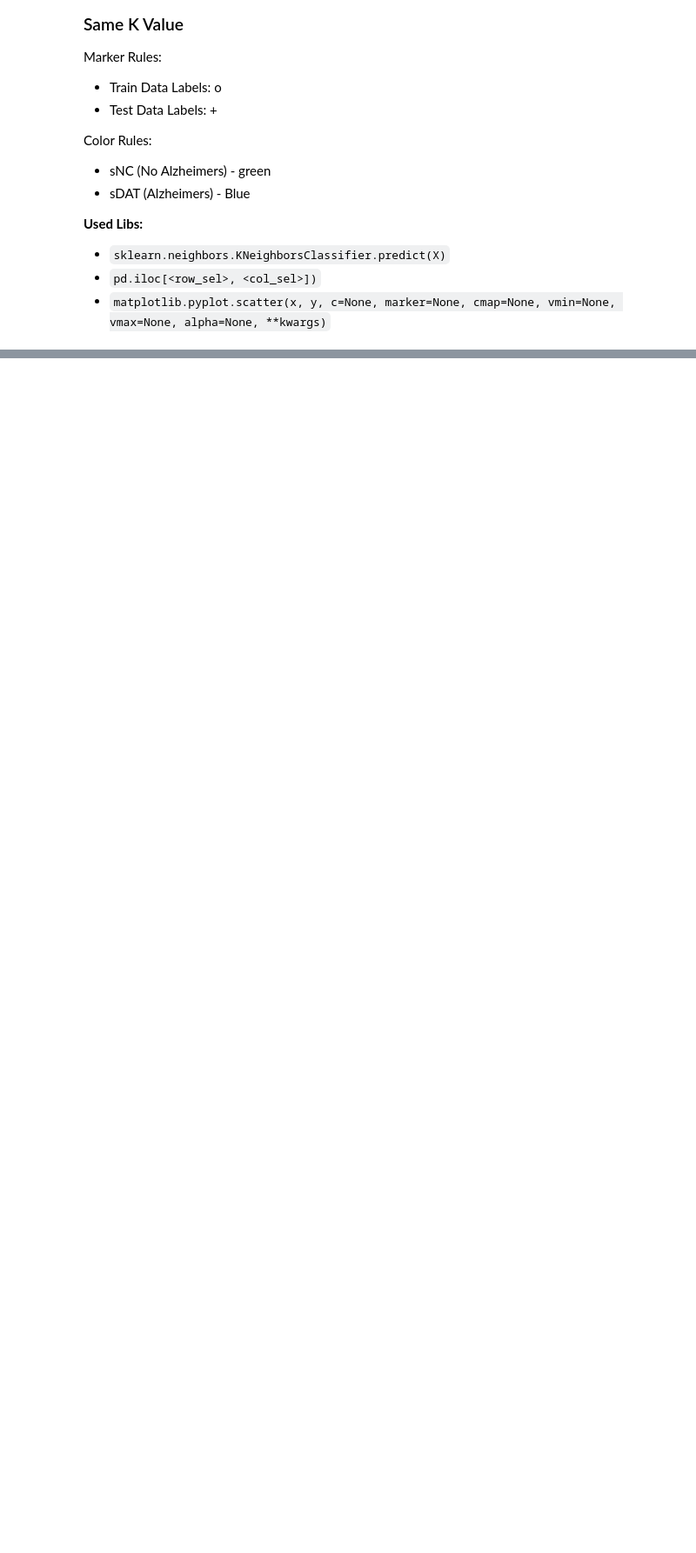
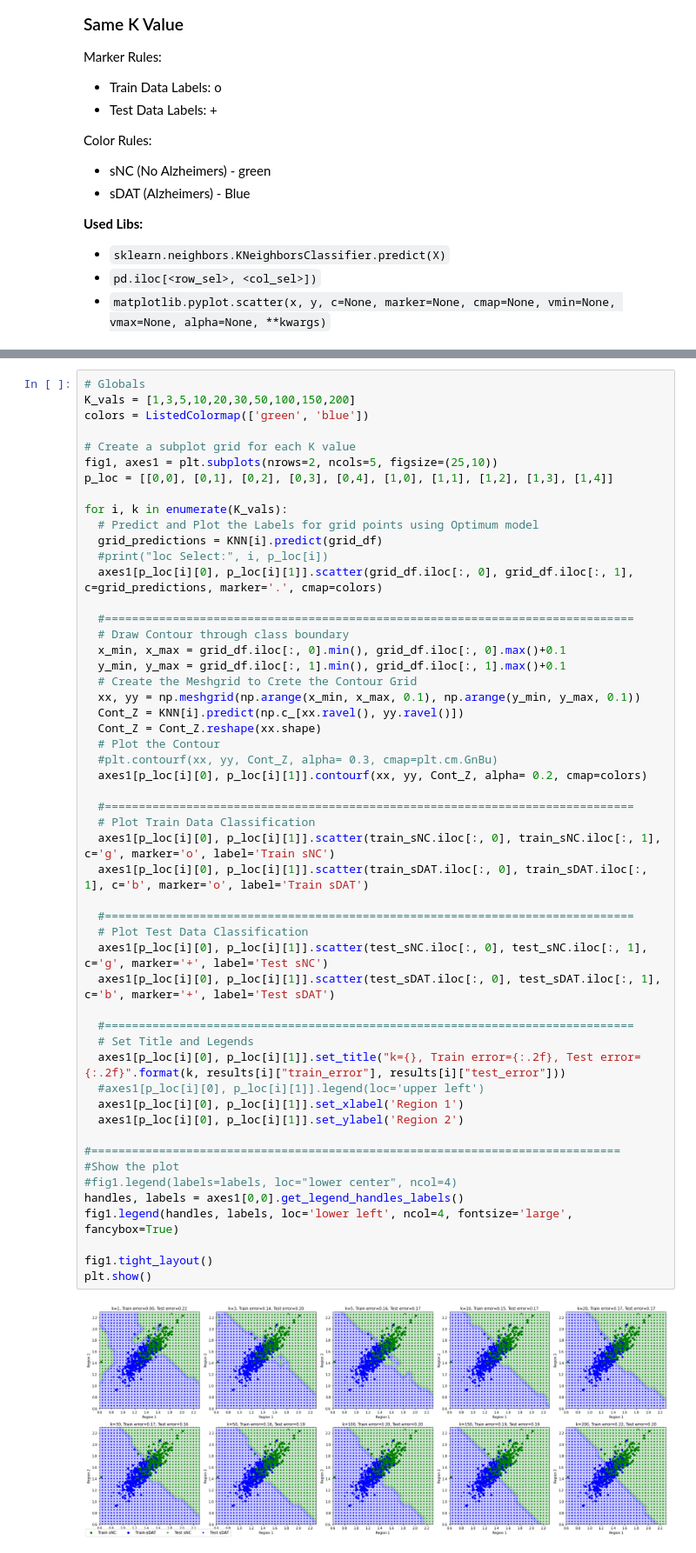
Before and after one commit to dev-nanthan/classifier-knn-diagnosis, a Jupyter notebook: MLA1_KNN.ipynb, the cells around one changed output, grey strips where cells are left out. Shown at 87% size. Cells and saved outputs as stored; diff of their text form; blank space fills up the shorter version.

Commit message:
Plot classification visualization for all K values

```diff
--- a/MLA1_KNN.ipynb
+++ b/MLA1_KNN.ipynb
@@ -193,0 +200,54 @@ plt.show()
+# %%
+# Globals
+K_vals = [1,3,5,10,20,30,50,100,150,200]
+colors = ListedColormap(['green', 'blue'])
+
+# Create a subplot grid for each K value
+fig1, axes1 = plt.subplots(nrows=2, ncols=5, figsize=(25,10))
+p_loc = [[0,0], [0,1], [0,2], [0,3], [0,4], [1,0], [1,1], [1,2], [1,3], [1,4]]
+
+for i, k in enumerate(K_vals):
+  # Predict and Plot the Labels for grid points using Optimum model
+  grid_predictions = KNN[i].predict(grid_df)
+  #print("loc Select:", i, p_loc[i])
+  axes1[p_loc[i][0], p_loc[i][1]].scatter(grid_df.iloc[:, 0], grid_df.iloc[:, 1], c=grid_predictions, marker='.', cmap=colors)
+
+  #==============================================================================
+  # Draw Contour through class boundary
+  x_min, x_max = grid_df.iloc[:, 0].min(), grid_df.iloc[:, 0].max()+0.1
+  y_min, y_max = grid_df.iloc[:, 1].min(), grid_df.iloc[:, 1].max()+0.1
+  # Create the Meshgrid to Crete the Contour Grid
+  xx, yy = np.meshgrid(np.arange(x_min, x_max, 0.1), np.arange(y_min, y_max, 0.1))
+  Cont_Z = KNN[i].predict(np.c_[xx.ravel(), yy.ravel()])
+  Cont_Z = Cont_Z.reshape(xx.shape)
+  # Plot the Contour
+  #plt.contourf(xx, yy, Cont_Z, alpha= 0.3, cmap=plt.cm.GnBu)
+  axes1[p_loc[i][0], p_loc[i][1]].contourf(xx, yy, Cont_Z, alpha= 0.2, cmap=colors)
+
+  #==============================================================================
+  # Plot Train Data Classification
+  axes1[p_loc[i][0], p_loc[i][1]].scatter(train_sNC.iloc[:, 0], train_sNC.iloc[:, 1], c='g', marker='o', label='Train sNC')
+  axes1[p_loc[i][0], p_loc[i][1]].scatter(train_sDAT.iloc[:, 0], train_sDAT.iloc[:, 1], c='b', marker='o', label='Train sDAT')
+
+  #==============================================================================
+  # Plot Test Data Classification
+  axes1[p_loc[i][0], p_loc[i][1]].scatter(test_sNC.iloc[:, 0], test_sNC.iloc[:, 1], c='g', marker='+', label='Test sNC')
+  axes1[p_loc[i][0], p_loc[i][1]].scatter(test_sDAT.iloc[:, 0], test_sDAT.iloc[:, 1], c='b', marker='+', label='Test sDAT')
+
+  #==============================================================================
+  # Set Title and Legends
+  axes1[p_loc[i][0], p_loc[i][1]].set_title("k={}, Train error={:.2f}, Test error={:.2f}".format(k, results[i]["train_error"], results[i]["test_error"]))
+  #axes1[p_loc[i][0], p_loc[i][1]].legend(loc='upper left')
+  axes1[p_loc[i][0], p_loc[i][1]].set_xlabel('Region 1')
+  axes1[p_loc[i][0], p_loc[i][1]].set_ylabel('Region 2')
+
+#==============================================================================
+#Show the plot
+#fig1.legend(labels=labels, loc="lower center", ncol=4)
+handles, labels = axes1[0,0].get_legend_handles_labels()
+fig1.legend(handles, labels, loc='lower left', ncol=4, fontsize='large', fancybox=True)
+
+fig1.tight_layout()
+plt.show()
+# %% [output]
+[figure, added]
```
Also changed, not shown: parts of 4 cells of this notebook.
